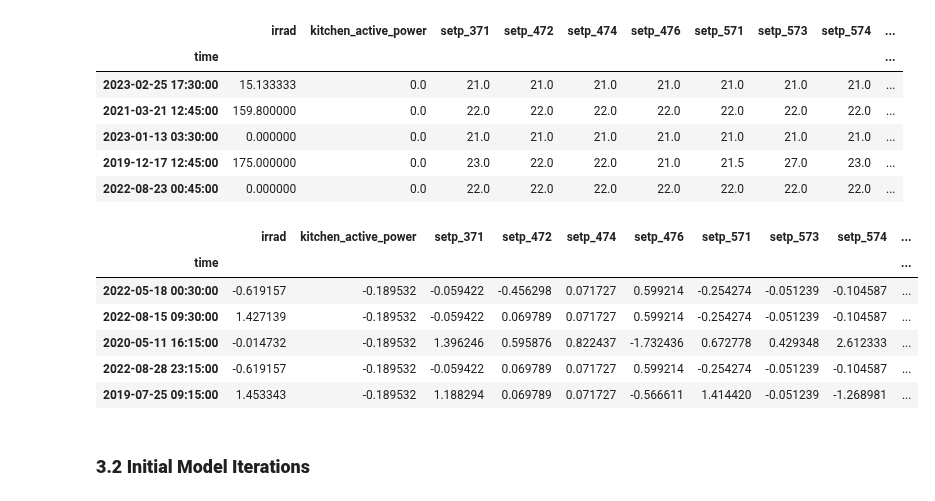
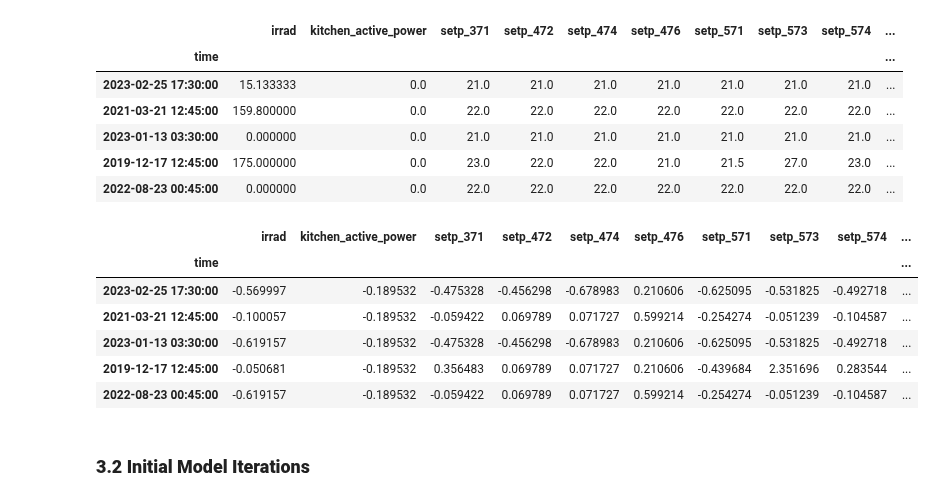
Before and after one commit to VonRiecken/Energy-Data-Engineering, a Jupyter notebook: main/ede_WS2526_project_9_ay_JR.ipynb, the cells around one changed output. Drawn from its saved outputs; the diff is of its cells as text; code cells hidden in the pictures.

Commit message:
frist model test

```diff
--- a/main/ede_WS2526_project_9_ay_JR.ipynb
+++ b/main/ede_WS2526_project_9_ay_JR.ipynb
@@ -561,15 +561,15 @@ Train-test splits, scaling, or encoding categorical variables.
 * **Scaling**: We apply StandardScaler to normalize features (mean=0, std=1).
 # %%
 # Perform the Split (80% Train, 20% Test)
-X_train, X_test, y_train, y_test = train_test_split(X, y, test_size=0.2, random_state=42)
+feature_train, feature_test, target_train, target_test = train_test_split(X, y, test_size=0.2, random_state=42)
 
 # Standardization (Scaling)
 scaler = StandardScaler()
 
-X_train_scaled = scaler.fit_transform(X_train)
-x_train_scaled = pd.DataFrame(X_train_scaled, columns=X_train.columns, index=X_train.index)
+X_train_scaled = scaler.fit_transform(feature_train)
+X_train_scaled = pd.DataFrame(X_train_scaled, columns=feature_train.columns, index=feature_train.index)
 
-X_test_scaled = scaler.transform(X_test)
-x_train_scaled = pd.DataFrame(X_test_scaled, columns=X_test.columns,  index=X_test.index)
+X_test_scaled = scaler.transform(feature_test)
+X_test_scaled = pd.DataFrame(X_test_scaled, columns=feature_test.columns,  index=feature_test.index)
 # %%
 # Before standardScaler
@@ -584,15 +584,15 @@ X_train.head()
 | 2022-08-23 00:45:00 | 0.000000 | 0.0 | 22.0 | 22.0 | 22.0 | 22.0 | 22.0 | 22.0 | 22.0 | ... |
 # %%
 # After StandardScaler
-x_train_scaled.head()
+X_train_scaled.head()
 # %% [output]
 |  | irrad | kitchen_active_power | setp_371 | setp_472 | setp_474 | setp_476 | setp_571 | setp_573 | setp_574 | ... |
 | time |  |  |  |  |  |  |  |  |  | ... |
-| 2022-05-18 00:30:00 | -0.619157 | -0.189532 | -0.059422 | -0.456298 | 0.071727 | 0.599214 | -0.254274 | -0.051239 | -0.104587 | ... |
-| 2022-08-15 09:30:00 | 1.427139 | -0.189532 | -0.059422 | 0.069789 | 0.071727 | 0.599214 | -0.254274 | -0.051239 | -0.104587 | ... |
-| 2020-05-11 16:15:00 | -0.014732 | -0.189532 | 1.396246 | 0.595876 | 0.822437 | -1.732436 | 0.672778 | 0.429348 | 2.612333 | ... |
-| 2022-08-28 23:15:00 | -0.619157 | -0.189532 | -0.059422 | 0.069789 | 0.071727 | 0.599214 | -0.254274 | -0.051239 | -0.104587 | ... |
-| 2019-07-25 09:15:00 | 1.453343 | -0.189532 | 1.188294 | 0.069789 | 0.071727 | -0.566611 | 1.414420 | -0.051239 | -1.268981 | ... |
+| 2023-02-25 17:30:00 | -0.569997 | -0.189532 | -0.475328 | -0.456298 | -0.678983 | 0.210606 | -0.625095 | -0.531825 | -0.492718 | ... |
+| 2021-03-21 12:45:00 | -0.100057 | -0.189532 | -0.059422 | 0.069789 | 0.071727 | 0.599214 | -0.254274 | -0.051239 | -0.104587 | ... |
+| 2023-01-13 03:30:00 | -0.619157 | -0.189532 | -0.475328 | -0.456298 | -0.678983 | 0.210606 | -0.625095 | -0.531825 | -0.492718 | ... |
+| 2019-12-17 12:45:00 | -0.050681 | -0.189532 | 0.356483 | 0.069789 | 0.071727 | 0.210606 | -0.439684 | 2.351696 | 0.283544 | ... |
+| 2022-08-23 00:45:00 | -0.619157 | -0.189532 | -0.059422 | 0.069789 | 0.071727 | 0.599214 | -0.254274 | -0.051239 | -0.104587 | ... |
 # %% [markdown]
 ### **3.2 Initial Model Iterations**
 # %% [markdown]
```
Also changed, not shown: parts of 15 cells of this notebook.
